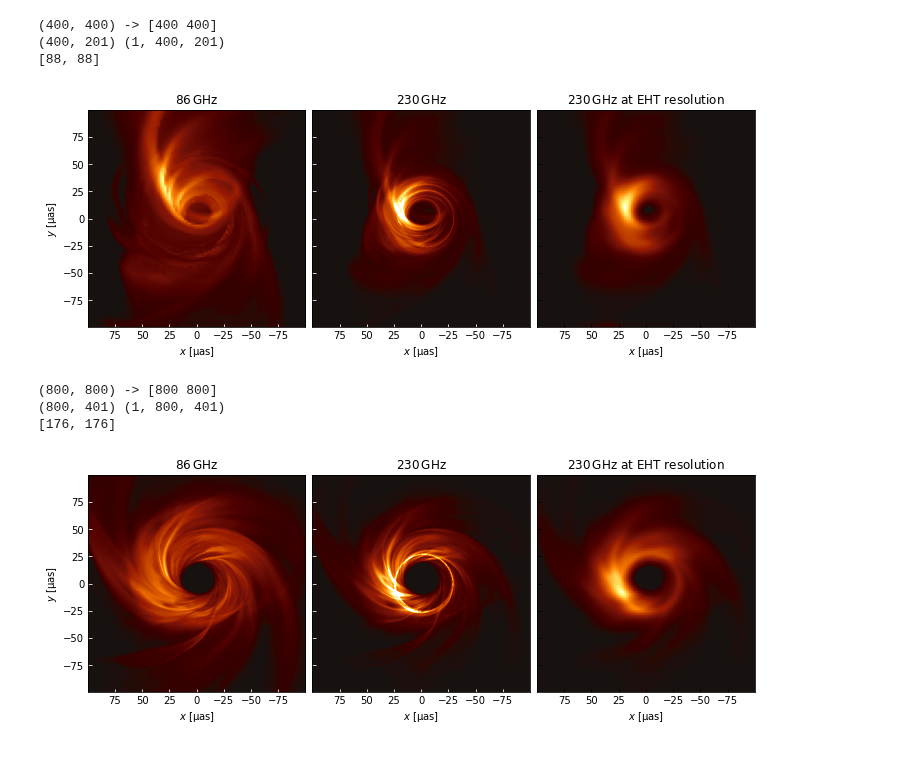
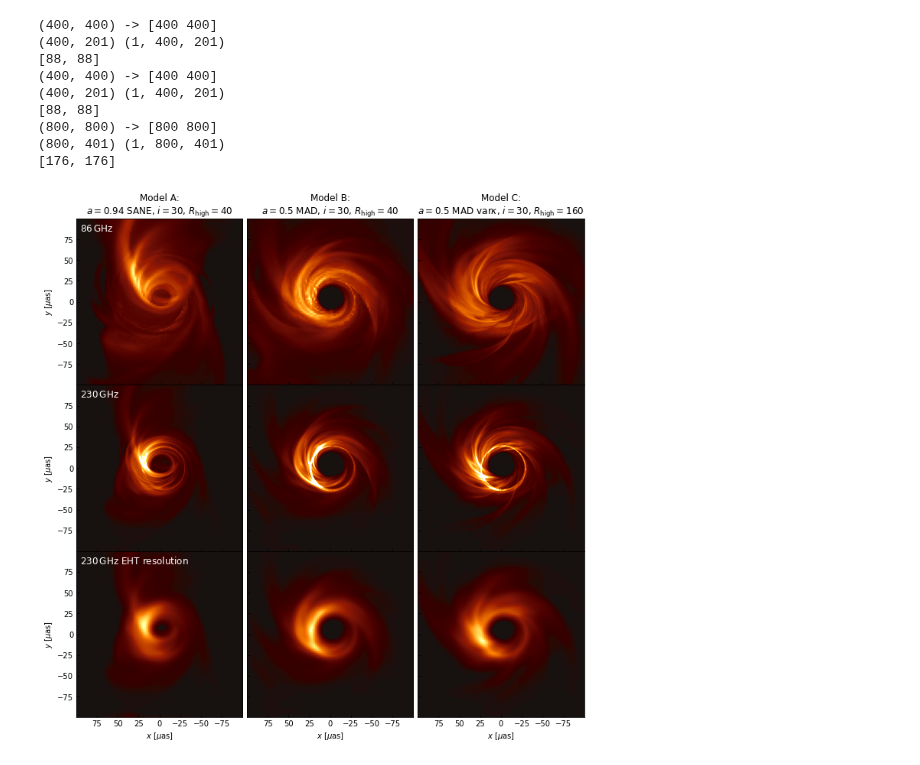
Before and after one commit to eventhorizontelescope/2017_sgra_paper5, a Jupyter notebook: output_bestbet_imgs.ipynb, the cells around one changed output. Saved outputs shown, nothing was run; the diff lists cells and outputs as text; code cells hidden in the pictures.

```diff
--- a/output_bestbet_imgs.ipynb
+++ b/output_bestbet_imgs.ipynb
@@ -72,7 +72,7 @@ def readimg(f):
 
     return dalt.Image(data, meta=meta)
 
-def mkplot(fmt_mov, out, eht_f=1e10):
+def mkplot(axes, fmt_mov, eht_f=1e10):
 
     pf_mov  = hm.ParaFrame(fmt_mov)
     #pf_summ = hm.ParaFrame(fmt_summ)
@@ -86,30 +86,26 @@ def mkplot(fmt_mov, out, eht_f=1e10):
     #df_86GHz   = pd.read_csv(pf_summ(freq='86GHz' ).path.iloc[0], sep='\t')
     #df_230GHz  = pd.read_csv(pf_summ(freq='230GHz').path.iloc[0], sep='\t')
 
-    fig, axes = plt.subplots(1,3, figsize=(12,4), sharey=True)
-    plt.subplots_adjust(wspace=0.02)
-
     viz.show(mov_86GHz,  s=-1, ax=axes[0], cmap=cmap, vmin=0, vmax=np.max(mov_86GHz.value))
     axes[0].set_xlim( 99.9,-99.9)
     axes[0].set_ylim(-99.9, 99.9)
-    axes[0].set_title(r'$86\,\mathrm{GHz}$')
+    axes[0].set_xlabel(None)
+    axes[0].set_ylabel(None)
     axes[0].set_xticks(range(75,-99,-25))
-    axes[0].tick_params(direction='in', color='w')
+    axes[0].tick_params(direction='in')
 
     viz.show(mov_230GHz, s=-1, ax=axes[1], cmap=cmap, vmin=0, vmax=np.max(mov_230GHz_eht.value))
     axes[1].set_xlim( 99.9,-99.9)
     axes[1].set_ylim(-99.9, 99.9)
+    axes[1].set_xlabel(None)
     axes[1].set_ylabel(None)
-    axes[1].set_title(r'$230\,\mathrm{GHz}$')
     axes[1].set_xticks(range(75,-99,-25))
-    axes[1].tick_params(direction='in', color='w')
+    axes[1].tick_params(direction='in')
 
     viz.show(mov_230GHz_eht, s=-1, ax=axes[2], cmap=cmap, vmin=0, vmax=np.max(mov_230GHz_eht.value))
     axes[2].set_xlim( 99.9,-99.9)
     axes[2].set_ylim(-99.9, 99.9)
+    axes[2].set_xlabel(None)
     axes[2].set_ylabel(None)
-    axes[2].set_title(r'$230\,\mathrm{GHz}$ at EHT resolution')
-    axes[2].set_xticks(range(75,-99,-25), color='w')
+    axes[2].set_xticks(range(75,-99,-25))
     axes[2].tick_params(direction='in')
-
-    fig.savefig(out, bbox_inches='tight')
@@ -126,20 +112,33 @@ mkplot(
-# %%
-mkplot(
-    'model/Illinois_thermal/{freq}/Sa+0.94_w5/img_s05990_Rh40_i30.h5',
-    'output/bestbet_B.pdf',
-)
-# %% [output]
-(400, 400) -> [400 400]
-(400, 201) (1, 400, 201)
-[88, 88]
-[figure, removed]
-# %%
-mkplot(
-    'model/Hamr_varkappa/{freq}/mad_a+0.5/Rhigh_160_Inclination_30/mad_a+5_3487.h5',
-    'output/bestbet_C.pdf',
-)
-# %% [output]
-(800, 800) -> [800 800]
-(800, 401) (1, 800, 401)
-[176, 176]
-[figure, removed]
+# %%
+fig, axes = plt.subplots(3,3, figsize=(12,12), sharex=True, sharey=True)
+plt.subplots_adjust(wspace=0, hspace=0)
+
+mkplot(axes[:,0], 'model/Illinois_thermal/{freq}/Sa+0.94_w5/img_s05990_Rh40_i30.h5')
+mkplot(axes[:,1], 'model/Illinois_thermal/{freq}/Ma+0.5_w5/img_s05990_Rh40_i30.h5')
+mkplot(axes[:,2], 'model/Hamr_varkappa/{freq}/mad_a+0.5/Rhigh_160_Inclination_30/mad_a+5_3487.h5')
+
+axes[0,0].set_title('Model A:\n$a=0.94$ SANE, $i=30$, $R_\mathrm{high}=40$')
+axes[0,1].set_title('Model B:\n$a=0.5$ MAD, $i=30$, $R_\mathrm{high}=40$')
+axes[0,2].set_title('Model C:\n$a=0.5$ MAD var$\kappa$, $i=30$, $R_\mathrm{high}=160$')
+axes[-1,0].set_xlabel('$x$ [$\mu$as]')
+axes[-1,1].set_xlabel('$x$ [$\mu$as]')
+axes[-1,2].set_xlabel('$x$ [$\mu$as]')
+axes[0,0].set_ylabel('$y$ [$\mu$as]')
+axes[1,0].set_ylabel('$y$ [$\mu$as]')
+axes[2,0].set_ylabel('$y$ [$\mu$as]')
+axes[0,0].text(95,85, '$86\,\mathrm{GHz}$',                 color='w', fontsize=12)
+axes[1,0].text(95,85, '$230\,\mathrm{GHz}$',                color='w', fontsize=12)
+axes[2,0].text(95,85, '$230\,\mathrm{GHz}$ EHT resolution', color='w', fontsize=12)
+
+fig.savefig('output/bestbet_imgs.pdf', bbox_inches='tight')
+# %% [output]
+(400, 400) -> [400 400]
+(400, 201) (1, 400, 201)
+[88, 88]
+(400, 400) -> [400 400]
+(400, 201) (1, 400, 201)
+[88, 88]
+(800, 800) -> [800 800]
+(800, 401) (1, 800, 401)
+[176, 176]
+[figure, added]
```
Also changed, not shown: parts of 1 cell of this notebook, 2 other files.
